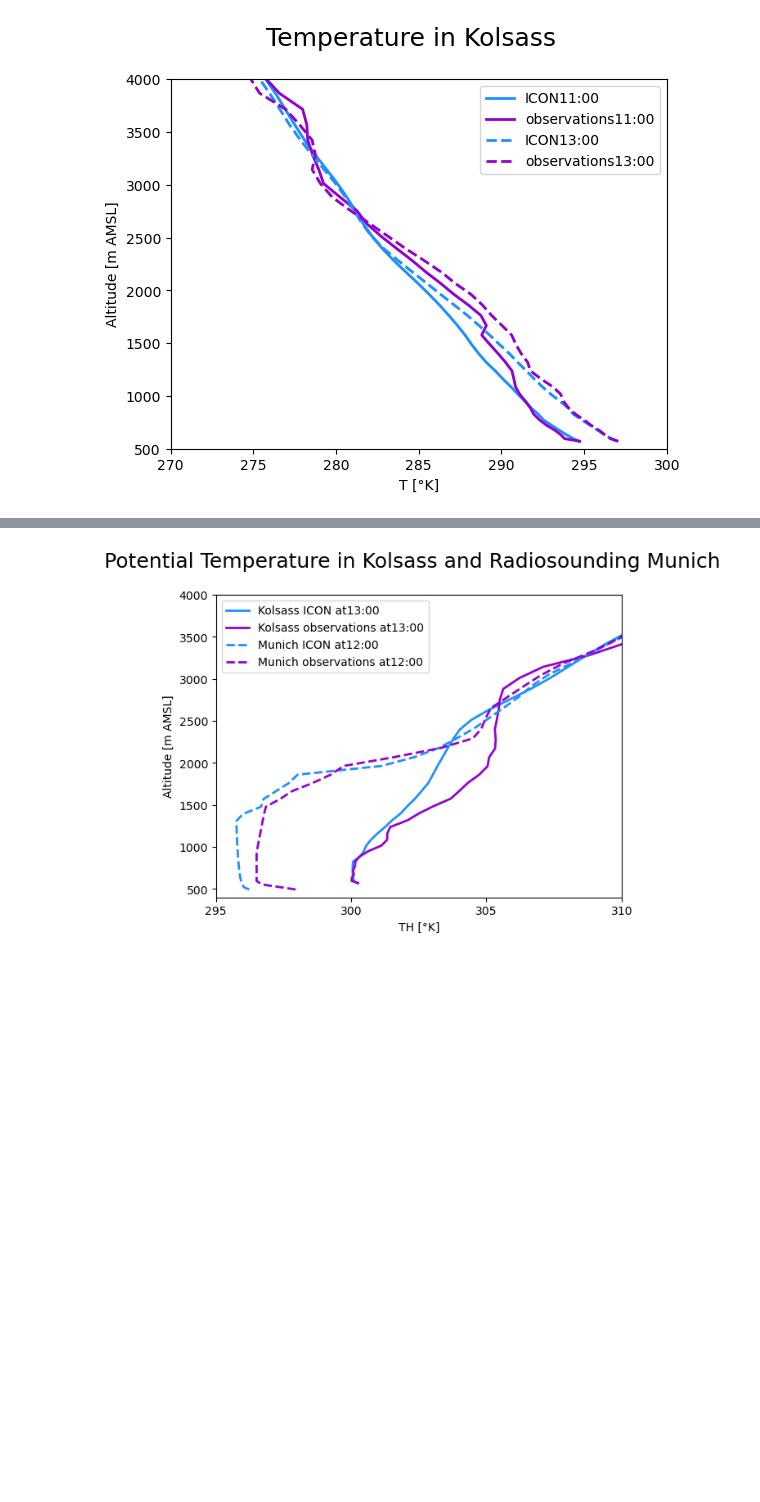
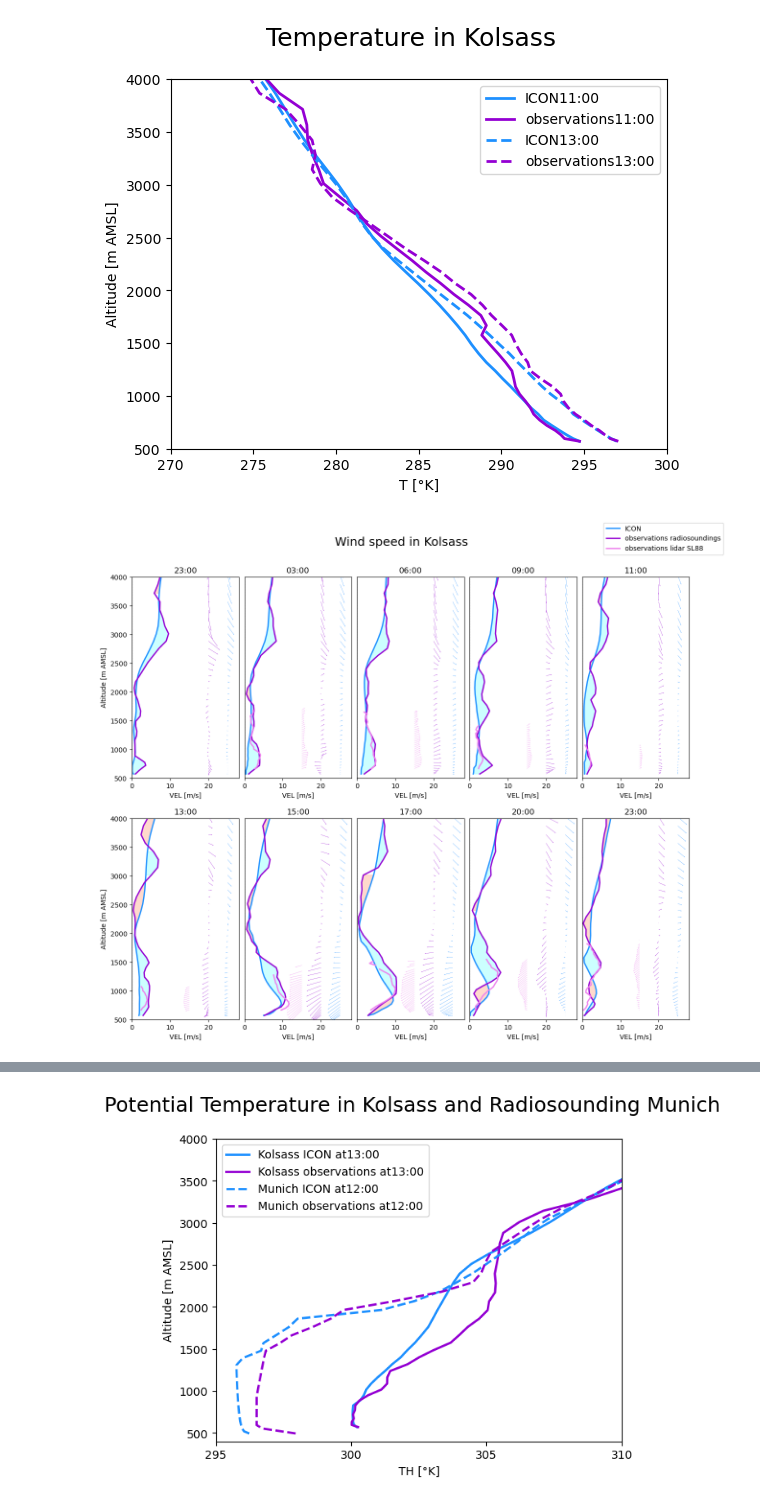
Before and after one commit to tlezuo/icon-vis, a Jupyter notebook: height_time_diagrams/plot_rs_compare.ipynb, the cells around one changed output, grey strips where cells are left out. Cells and saved outputs as stored; diff of their text form; code cells hidden in the pictures; blank space fills up the shorter version.

```diff
--- a/height_time_diagrams/plot_rs_compare.ipynb
+++ b/height_time_diagrams/plot_rs_compare.ipynb
@@ -266,6 +320,46 @@ plt.legend()
 plt.show()
 # %% [output]
 [figure]
+# %%
+## PLOT MULTIPLE PROFILES of Kolsass in multiple PLOT ##
+# settings
+loc = pc_dict['kols']
+pvar = vf.VEL
+xmin=0
+xmax=28
+
+ymin=500
+ymax=4000
+
+## PLOT ##
+# plots
+f, axes = plt.subplots(nrows=2, ncols=5, figsize=(15, 12))
+plt.subplots_adjust(hspace=0.2,wspace=0.05)
+f.suptitle(pvar.title+' in '+loc.name , fontsize=18, y=0.95)
+for index, ax in enumerate(axes.ravel()):
+    pdate = plotdates_rs[index]
+    plot_sounding(pvar, pdate,pc_dict['kols'], ax)
+    # x
+    xdelticks=5
+    ax.set_xlim([xmin,xmax])
+    ax.set_xlabel(pvar.name+' '+pvar.units)
+    # ax.set_xticklabels(['',285,290,295,''])
+    # y
+    ydelticks=500
+    ax.set_ylim([ymin,ymax])
+    ax.set_ylabel(None)
+    ax.set_yticks([])
+    ax.vlines(0,ymin,ymax,colors='k', linestyles='dotted')
+    ax.set_title(pdate.strftime('%H:%M'), fontsize=12)
+# set y ticks to left plot
+axes[0,0].set_ylabel('Altitude [m AMSL]')
+axes[0,0].set_yticks(np.arange(ymin,ymax+1,ydelticks))
+axes[1,0].set_ylabel('Altitude [m AMSL]')
+axes[1,0].set_yticks(np.arange(ymin,ymax+1,ydelticks))
+plt.legend(loc=(0.2,2.31))
+plt.show()
+# %% [output]
+[figure, added]
 # %%
 ## TIME INTERPOLATION ##
 pvar = vf.TH
```
Also changed, not shown: parts of 8 cells of this notebook, 46 other files.
